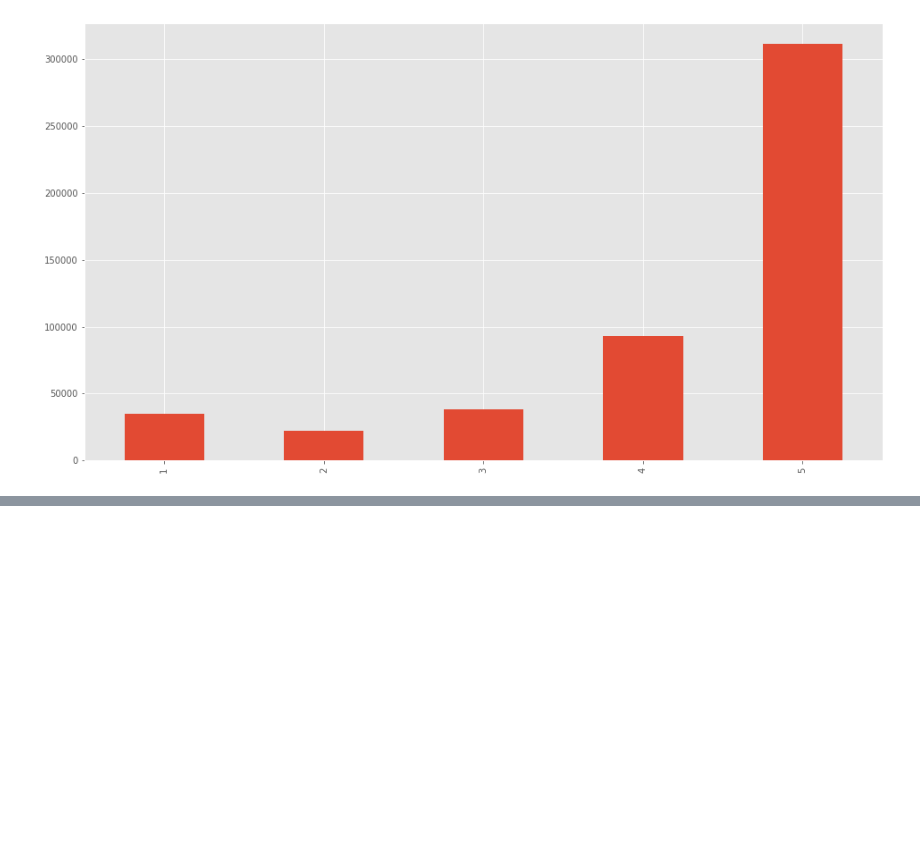
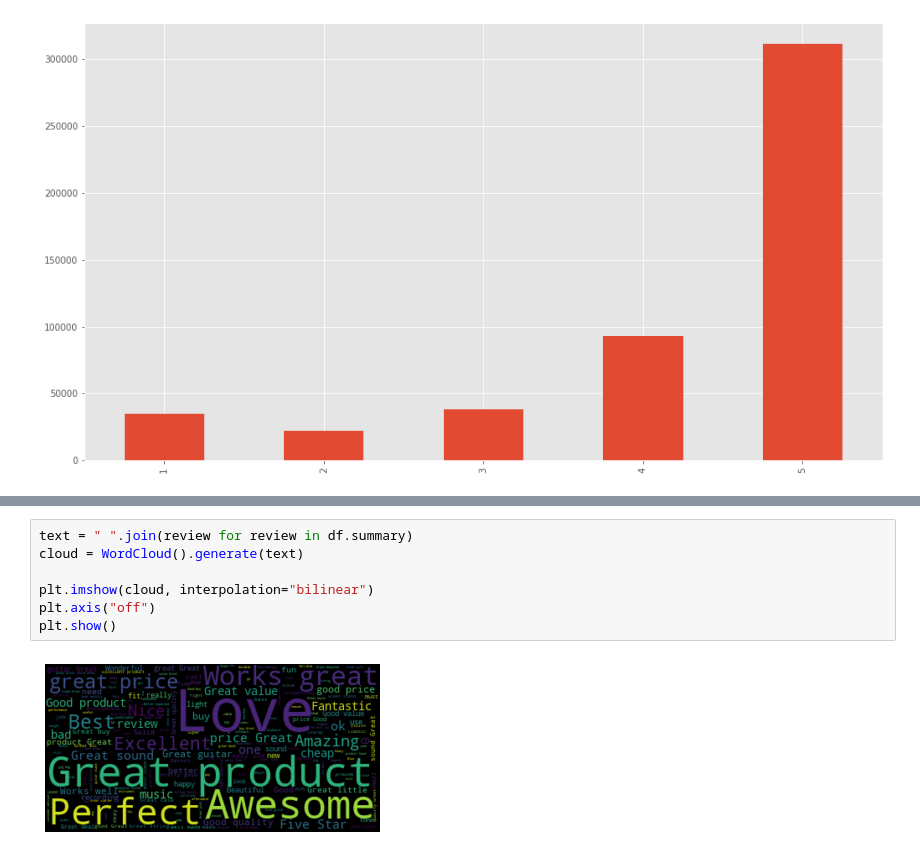
Before and after one commit to XavierCarrera/platzi-master-ml-exercises, a Jupyter notebook: AmazonProducts_RecommendationSystem.ipynb, the cells around one changed output, grey strips where cells are left out. Drawn from its saved outputs; the diff is of its cells as text; blank space fills up the shorter version.

```diff
--- a/AmazonProducts_RecommendationSystem.ipynb
+++ b/AmazonProducts_RecommendationSystem.ipynb
@@ -130,0 +137,9 @@ df["overall"].value_counts().sort_index().plot(kind = "bar")
+# %%
+text = " ".join(review for review in df.summary)
+cloud = WordCloud().generate(text)
+
+plt.imshow(cloud, interpolation="bilinear")
+plt.axis("off")
+plt.show()
+# %% [output]
+[figure, added]
```
Also changed, not shown: parts of 8 cells of this notebook.
